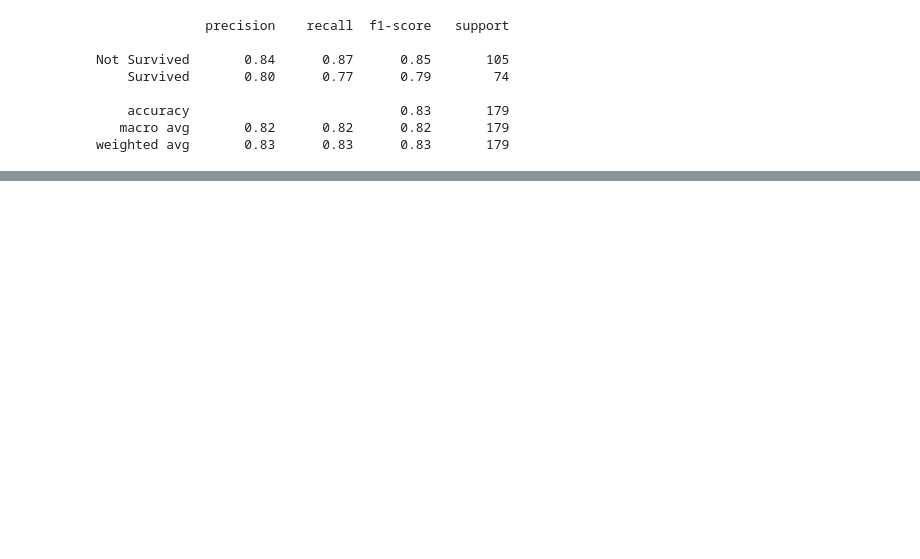
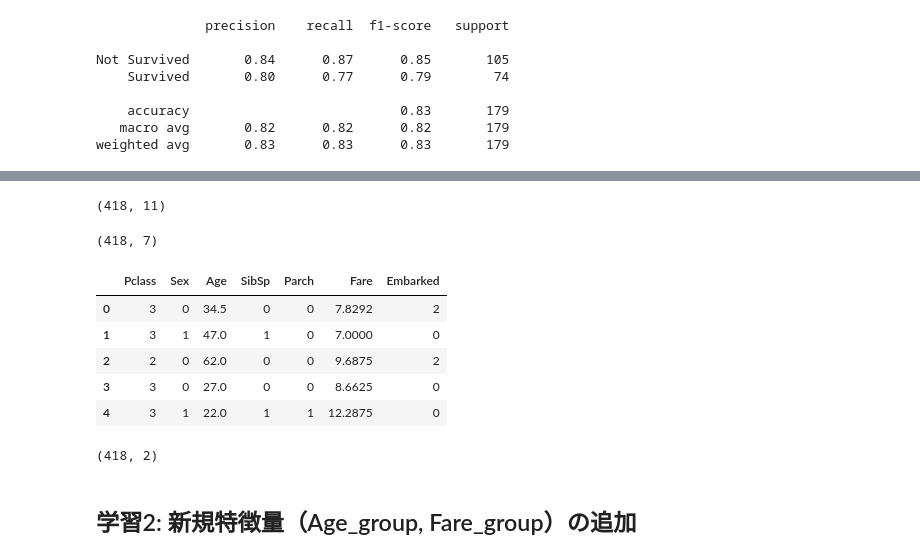
Before and after one commit to yasunobu-nonaka/machine-learning-notebooks, a Jupyter notebook: titanic/note.ipynb, the cells around one changed output, grey strips where cells are left out. Cells and saved outputs as stored; diff of their text form; code cells hidden in the pictures; blank space fills up the shorter version.

```diff
--- a/titanic/note.ipynb
+++ b/titanic/note.ipynb
@@ -414,0 +444,29 @@ weighted avg       0.83      0.83      0.83       179
+# %%
+df_test = pd.read_csv("data/test.csv")
+# %%
+df_test.shape
+# %% [output]
+(418, 11)
+# %%
+# 文字列のカテゴリー列をマッピング
+df_test['Sex'] = df_test['Sex'].map({'female': 1, 'male': 0}).astype(int)
+df_test['Embarked'] = df_test['Embarked'].map({'S': 0, 'C': 1, 'Q': 2})
+# %%
+# 予測に使う特徴のみ抽出する
+# PassengerIdはIDなので除外、"Cabin"は欠損値が多いため除外,NameとTicketは一旦除外
+X_test = df_test[[
+    "Pclass", "Sex", "Age", "SibSp", "Parch", "Fare", "Embarked"
+]]
+# %%
+X_test.shape
+# %% [output]
+(418, 7)
+# %%
+X_test.head()
+# %% [output]
+|  | Pclass | Sex | Age | SibSp | Parch | Fare | Embarked |
+| 0 | 3 | 0 | 34.5 | 0 | 0 | 7.8292 | 2 |
+| 1 | 3 | 1 | 47.0 | 1 | 0 | 7.0000 | 0 |
+| 2 | 2 | 0 | 62.0 | 0 | 0 | 9.6875 | 2 |
+| 3 | 3 | 0 | 27.0 | 0 | 0 | 8.6625 | 0 |
+| 4 | 3 | 1 | 22.0 | 1 | 1 | 12.2875 | 0 |
@@ -414,0 +480,4 @@ weighted avg       0.83      0.83      0.83       179
+# %%
+df_submit.shape
+# %% [output]
+(418, 2)
@@ -414,0 +486,2 @@ weighted avg       0.83      0.83      0.83       179
+# %% [markdown]
+## 学習2: 新規特徴量（Age_group, Fare_group）の追加
```
Also changed, not shown: parts of 19 cells of this notebook.
